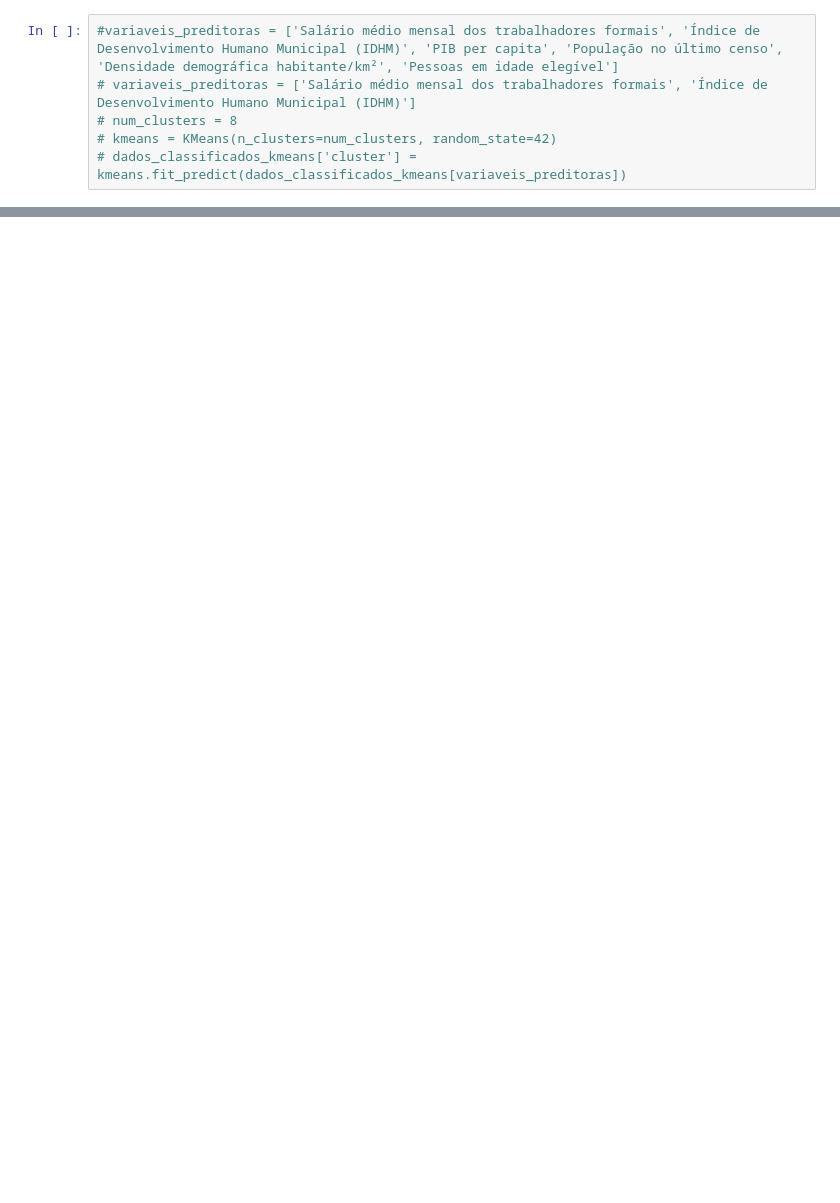
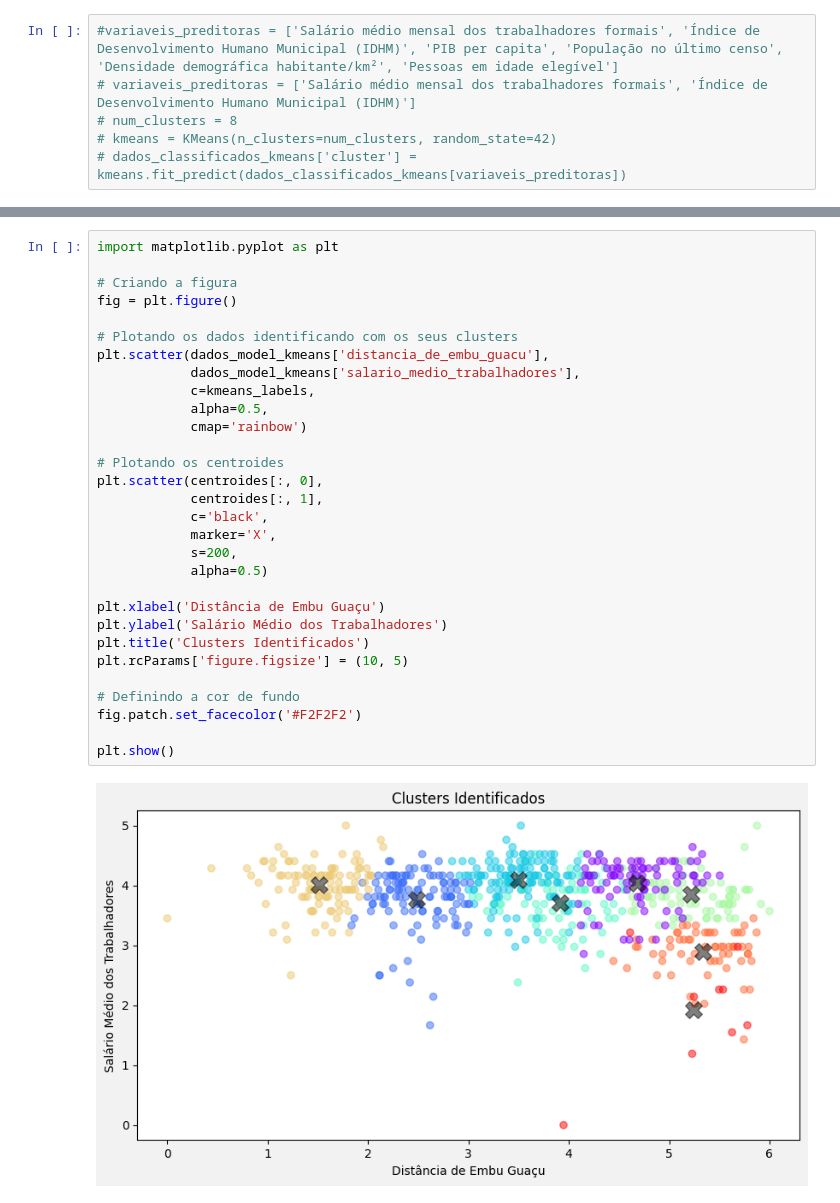
Before and after one commit to kfpetruz/Projeto-Expansao-ONG-Passos-Magicos, a Jupyter notebook: model_expansao.ipynb, the cells around one changed output, grey strips where cells are left out. Cells and saved outputs as stored; diff of their text form; blank space fills up the shorter version.

```diff
--- a/model_expansao.ipynb
+++ b/model_expansao.ipynb
@@ -329,0 +413,32 @@ plt.show()
+# %%
+import matplotlib.pyplot as plt
+
+# Criando a figura
+fig = plt.figure()
+
+# Plotando os dados identificando com os seus clusters
+plt.scatter(dados_model_kmeans['distancia_de_embu_guacu'],
+            dados_model_kmeans['salario_medio_trabalhadores'],
+            c=kmeans_labels,
+            alpha=0.5,
+            cmap='rainbow')
+
+# Plotando os centroides
+plt.scatter(centroides[:, 0],
+            centroides[:, 1],
+            c='black',
+            marker='X',
+            s=200,
+            alpha=0.5)
+
+plt.xlabel('Distância de Embu Guaçu')
+plt.ylabel('Salário Médio dos Trabalhadores')
+plt.title('Clusters Identificados')
+plt.rcParams['figure.figsize'] = (10, 5)
+
+# Definindo a cor de fundo
+fig.patch.set_facecolor('#F2F2F2')
+
+plt.show()
+# %% [output]
+[figure, added]
```
Also changed, not shown: parts of 12 cells of this notebook, 1 other file.
